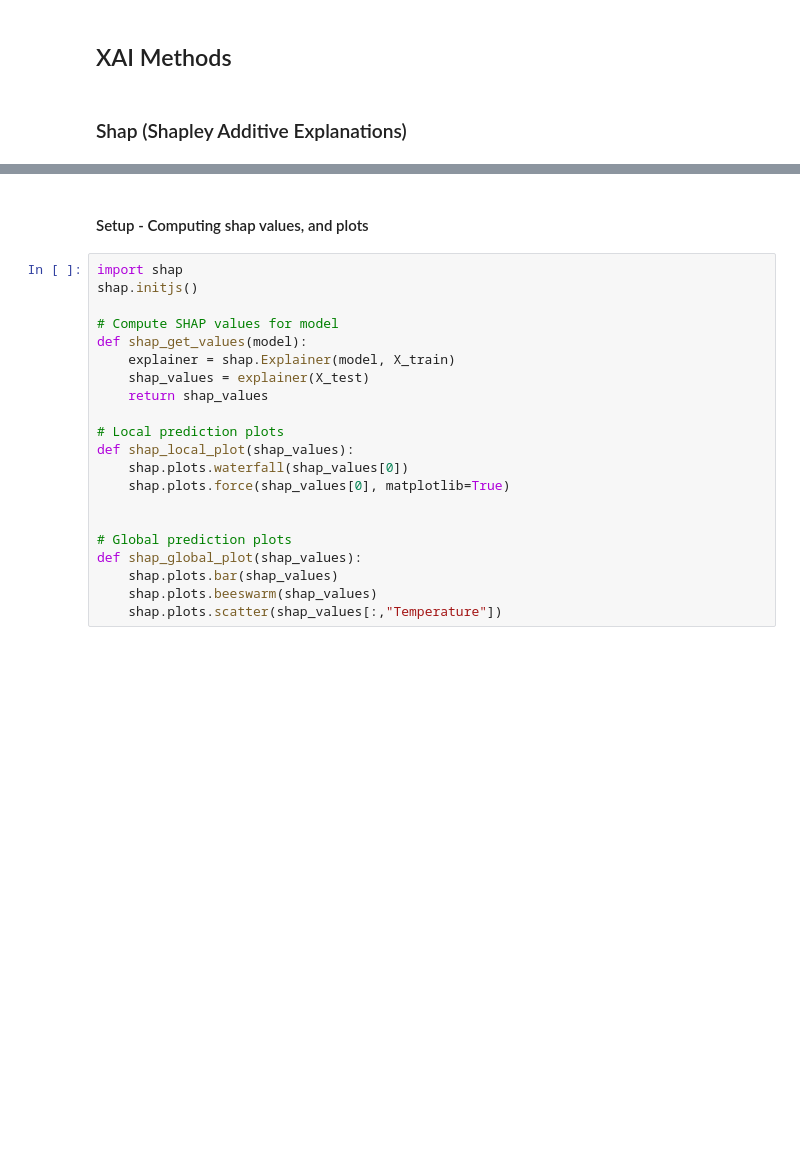
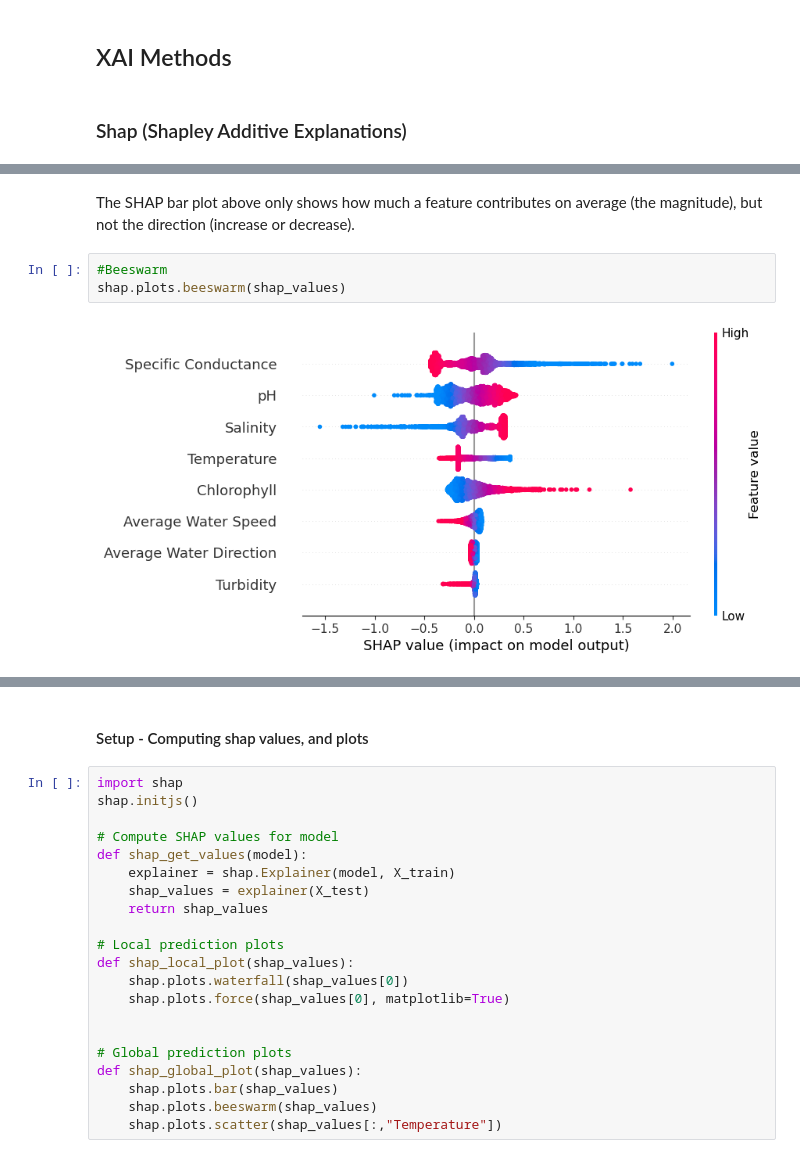
Before and after one commit to Deppi15/INFO381, a Jupyter notebook: notebooks/notebook.ipynb, the cells around one changed output, grey strips where cells are left out. Cells and saved outputs as stored; diff of their text form; blank space fills up the shorter version.

```diff
--- a/notebooks/notebook.ipynb
+++ b/notebooks/notebook.ipynb
@@ -497,0 +525,7 @@ LSTM              -0.0173  0.5217  0.6422
+# %% [markdown]
+The SHAP bar plot above only shows how much a feature contributes on average (the magnitude), but not the direction (increase or decrease).
+# %%
+#Beeswarm
+shap.plots.beeswarm(shap_values)
+# %% [output]
+[figure, added]
```
Also changed, not shown: parts of 30 cells of this notebook.
